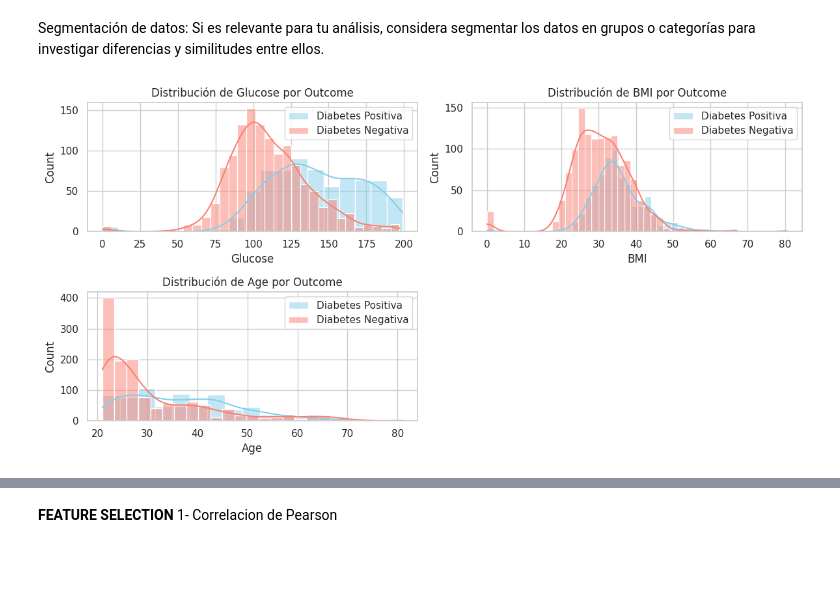
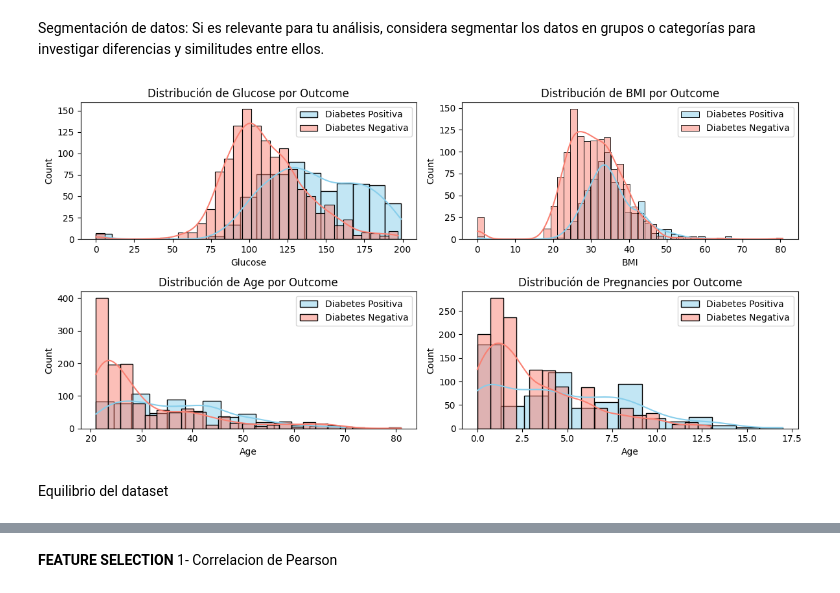
Before and after one commit to paulotolosa/prueba_II_coderhouse, a Jupyter notebook: Proyecto_ParteIII_Tolosa.ipynb, the cells around one changed output, grey strips where cells are left out. Saved outputs shown, nothing was run; the diff lists cells and outputs as text; code cells hidden in the pictures; blank space fills up the shorter version.

```diff
--- a/Proyecto_ParteIII_Tolosa.ipynb
+++ b/Proyecto_ParteIII_Tolosa.ipynb
@@ -387,31 +387,40 @@ Segmentación de datos: Si es relevante para tu análisis, considera segmentar l
 diabetes_positive = df[df['Outcome'] == 1]
 diabetes_negative = df[df['Outcome'] == 0]
 
 # Comparar distribuciones de variables entre grupos
 plt.figure(figsize=(12, 6))
 
 plt.subplot(2, 2, 1)
 sns.histplot(diabetes_positive['Glucose'], color='skyblue', kde=True, label='Diabetes Positiva')
 sns.histplot(diabetes_negative['Glucose'], color='salmon', kde=True, label='Diabetes Negativa')
 plt.title('Distribución de Glucose por Outcome')
 plt.xlabel('Glucose')
 plt.legend()
 
 plt.subplot(2, 2, 2)
 sns.histplot(diabetes_positive['BMI'], color='skyblue', kde=True, label='Diabetes Positiva')
 sns.histplot(diabetes_negative['BMI'], color='salmon', kde=True, label='Diabetes Negativa')
 plt.title('Distribución de BMI por Outcome')
 plt.xlabel('BMI')
 plt.legend()
 
 plt.subplot(2, 2, 3)
 sns.histplot(diabetes_positive['Age'], color='skyblue', kde=True, label='Diabetes Positiva')
 sns.histplot(diabetes_negative['Age'], color='salmon', kde=True, label='Diabetes Negativa')
 plt.title('Distribución de Age por Outcome')
 plt.xlabel('Age')
 plt.legend()
 
+plt.subplot(2, 2, 4)
+sns.histplot(diabetes_positive['Pregnancies'], color='skyblue', kde=True, label='Diabetes Positiva')
+sns.histplot(diabetes_negative['Pregnancies'], color='salmon', kde=True, label='Diabetes Negativa')
+plt.title('Distribución de Pregnancies por Outcome')
+plt.xlabel('Age')
+plt.legend()
+
 plt.tight_layout()
 plt.show()
 # %% [output]
-[figure, old version]
+[figure, new version]
+# %% [markdown]
+Equilibrio del dataset
```
Also changed, not shown: parts of 14 cells of this notebook.
